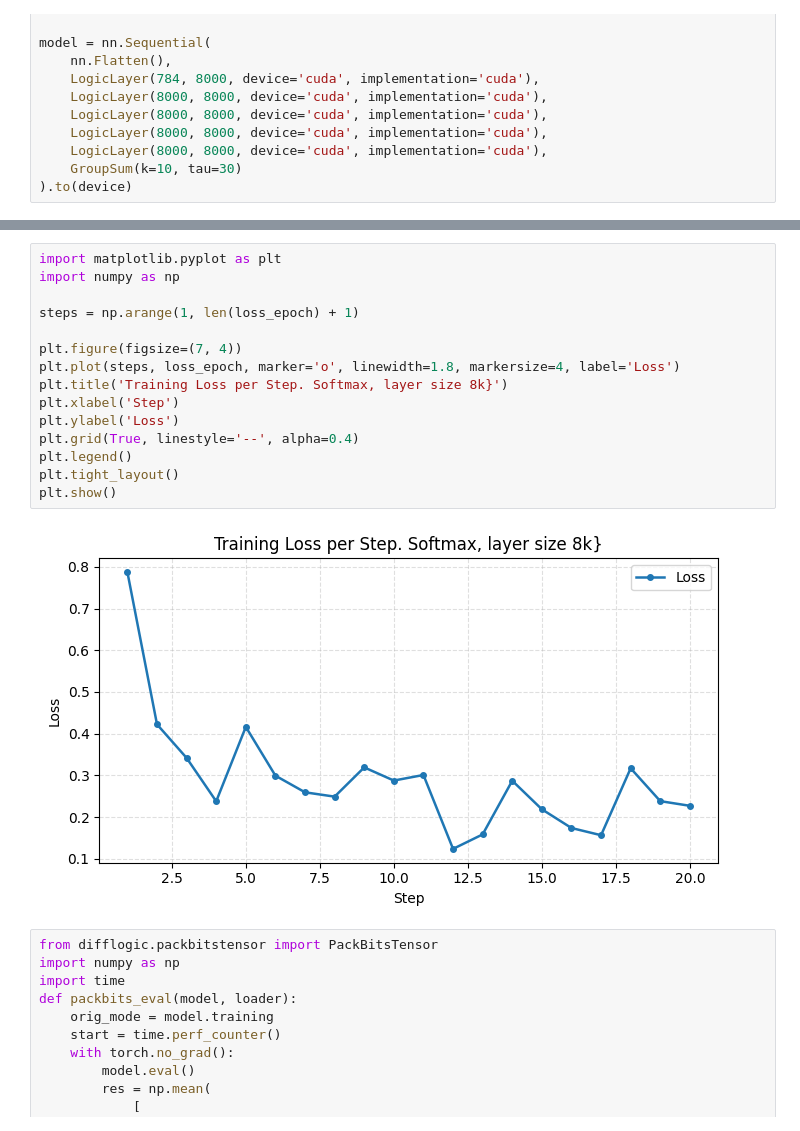
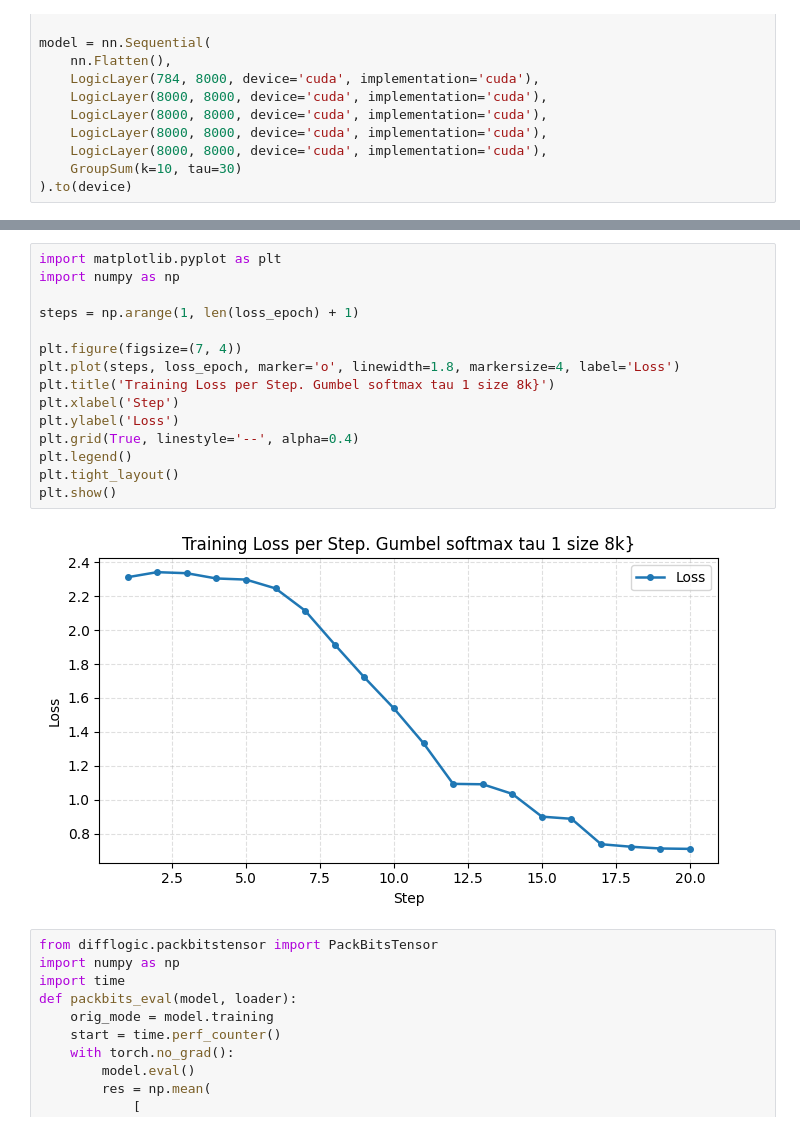
Before and after one commit to Ramganesh04/difflogic_research, a Jupyter notebook: src/testing/mnist_implementation.ipynb, the cells around one changed output, grey strips where cells are left out. Saved outputs shown, nothing was run; the diff lists cells and outputs as text.

Commit message:
basic gumbel with 8k 5l, tau 1

```diff
--- a/src/testing/mnist_implementation.ipynb
+++ b/src/testing/mnist_implementation.ipynb
@@ -70,20 +70,20 @@ Epoch 20 done. 0.22691942751407623
 # %%
 import matplotlib.pyplot as plt
 import numpy as np
 
 steps = np.arange(1, len(loss_epoch) + 1)
 
 plt.figure(figsize=(7, 4))
 plt.plot(steps, loss_epoch, marker='o', linewidth=1.8, markersize=4, label='Loss')
-plt.title('Training Loss per Step. Softmax, layer size 8k}')
+plt.title('Training Loss per Step. Gumbel softmax tau 1 size 8k}')
 plt.xlabel('Step')
 plt.ylabel('Loss')
 plt.grid(True, linestyle='--', alpha=0.4)
 plt.legend()
 plt.tight_layout()
 plt.show()
 # %% [output]
-[figure, old version]
+[figure, new version]
 # %%
 from difflogic.packbitstensor import PackBitsTensor
 import numpy as np
```
Also changed, not shown: parts of 7 cells of this notebook, 1 other file.
